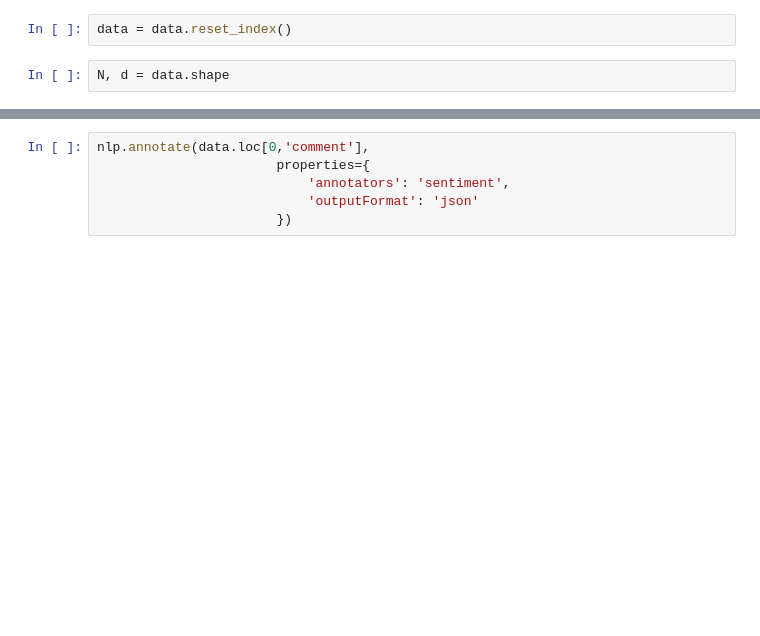
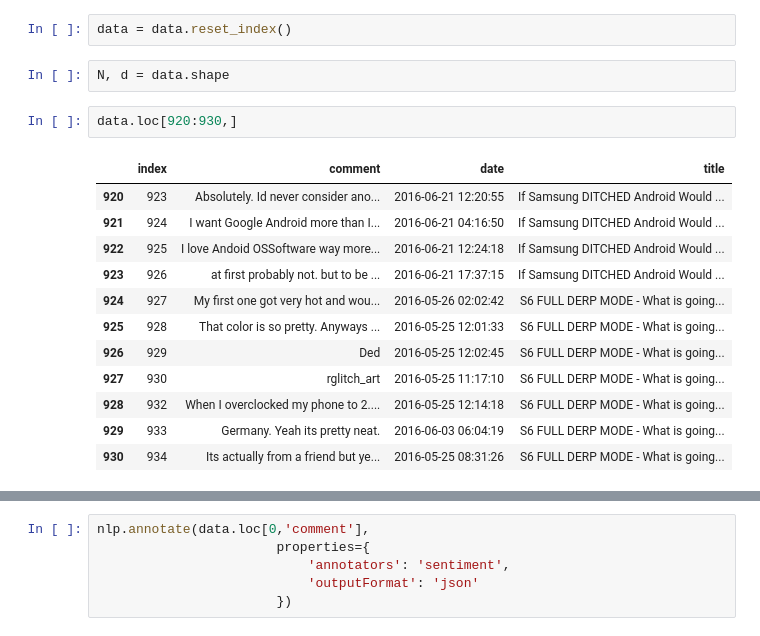
Before and after one commit to cmeb45/COMSE6998, a Jupyter notebook: Final Project/scripts/Reddit Data Cleansing.ipynb, the cells around one changed output, grey strips where cells are left out. Saved outputs shown, nothing was run; the diff lists cells and outputs as text; blank space fills up the shorter version.

```diff
--- a/Final Project/scripts/Reddit Data Cleansing.ipynb
+++ b/Final Project/scripts/Reddit Data Cleansing.ipynb
@@ -279,6 +301,21 @@ nlp = StanfordCoreNLP('http://localhost:9000')
 data = data.reset_index()
 # %%
 N, d = data.shape
+# %%
+data.loc[920:930,]
+# %% [output]
+|  | index | comment | date | title |
+| 920 | 923 | Absolutely. Id never consider ano... | 2016-06-21 12:20:55 | If Samsung DITCHED Android Would ... |
+| 921 | 924 | I want Google Android more than I... | 2016-06-21 04:16:50 | If Samsung DITCHED Android Would ... |
+| 922 | 925 | I love Andoid OSSoftware way more... | 2016-06-21 12:24:18 | If Samsung DITCHED Android Would ... |
+| 923 | 926 | at first probably not. but to be ... | 2016-06-21 17:37:15 | If Samsung DITCHED Android Would ... |
+| 924 | 927 | My first one got very hot and wou... | 2016-05-26 02:02:42 | S6 FULL DERP MODE - What is going... |
+| 925 | 928 | That color is so pretty. Anyways ... | 2016-05-25 12:01:33 | S6 FULL DERP MODE - What is going... |
+| 926 | 929 | Ded | 2016-05-25 12:02:45 | S6 FULL DERP MODE - What is going... |
+| 927 | 930 | rglitch_art | 2016-05-25 11:17:10 | S6 FULL DERP MODE - What is going... |
+| 928 | 932 | When I overclocked my phone to 2.... | 2016-05-25 12:14:18 | S6 FULL DERP MODE - What is going... |
+| 929 | 933 | Germany. Yeah its pretty neat. | 2016-06-03 06:04:19 | S6 FULL DERP MODE - What is going... |
+| 930 | 934 | Its actually from a friend but ye... | 2016-05-25 08:31:26 | S6 FULL DERP MODE - What is going... |
 # %%
 data.loc[928,'comment']
 # TODO: Convert from Unicode to ASCII
```
Also changed, not shown: parts of 35 cells of this notebook.
